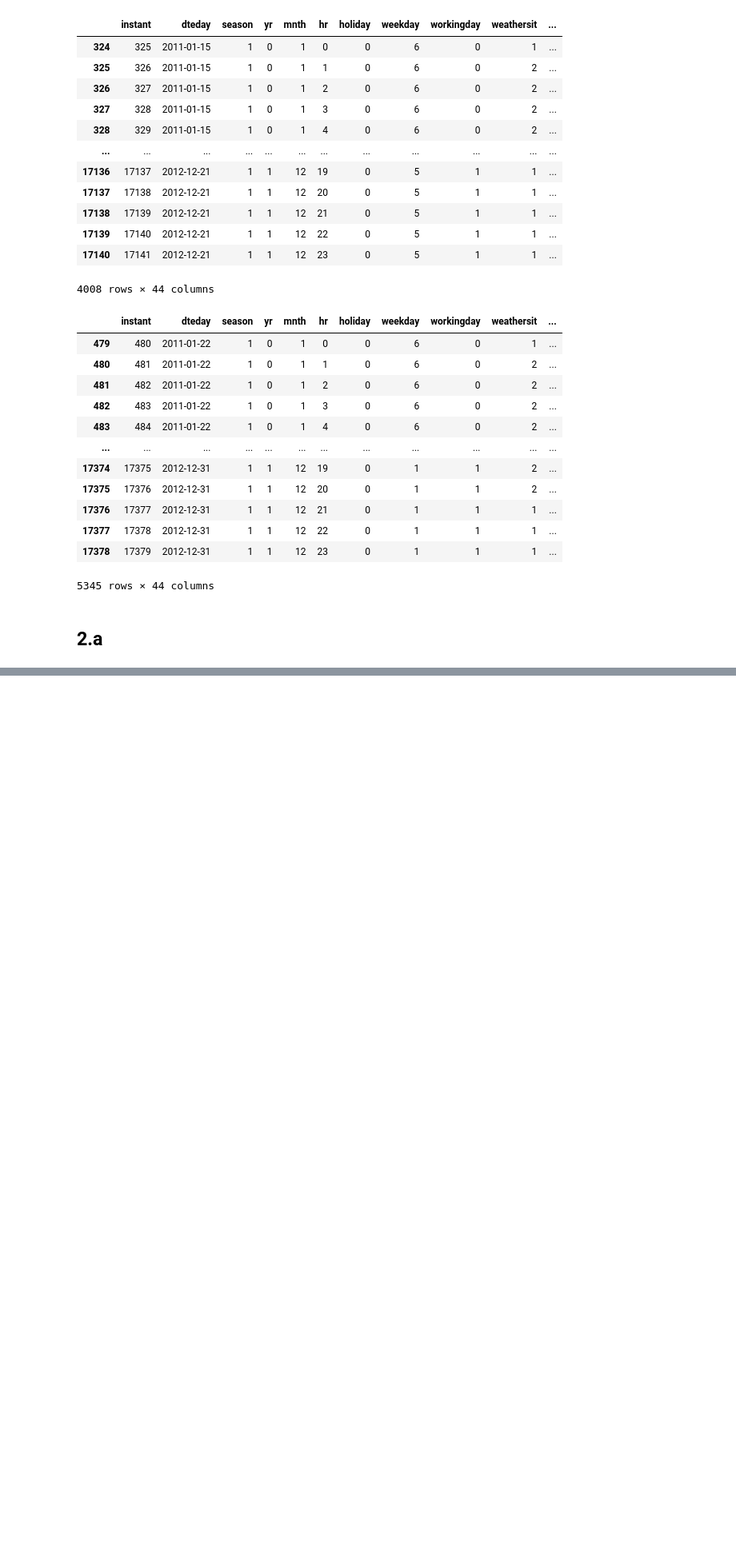
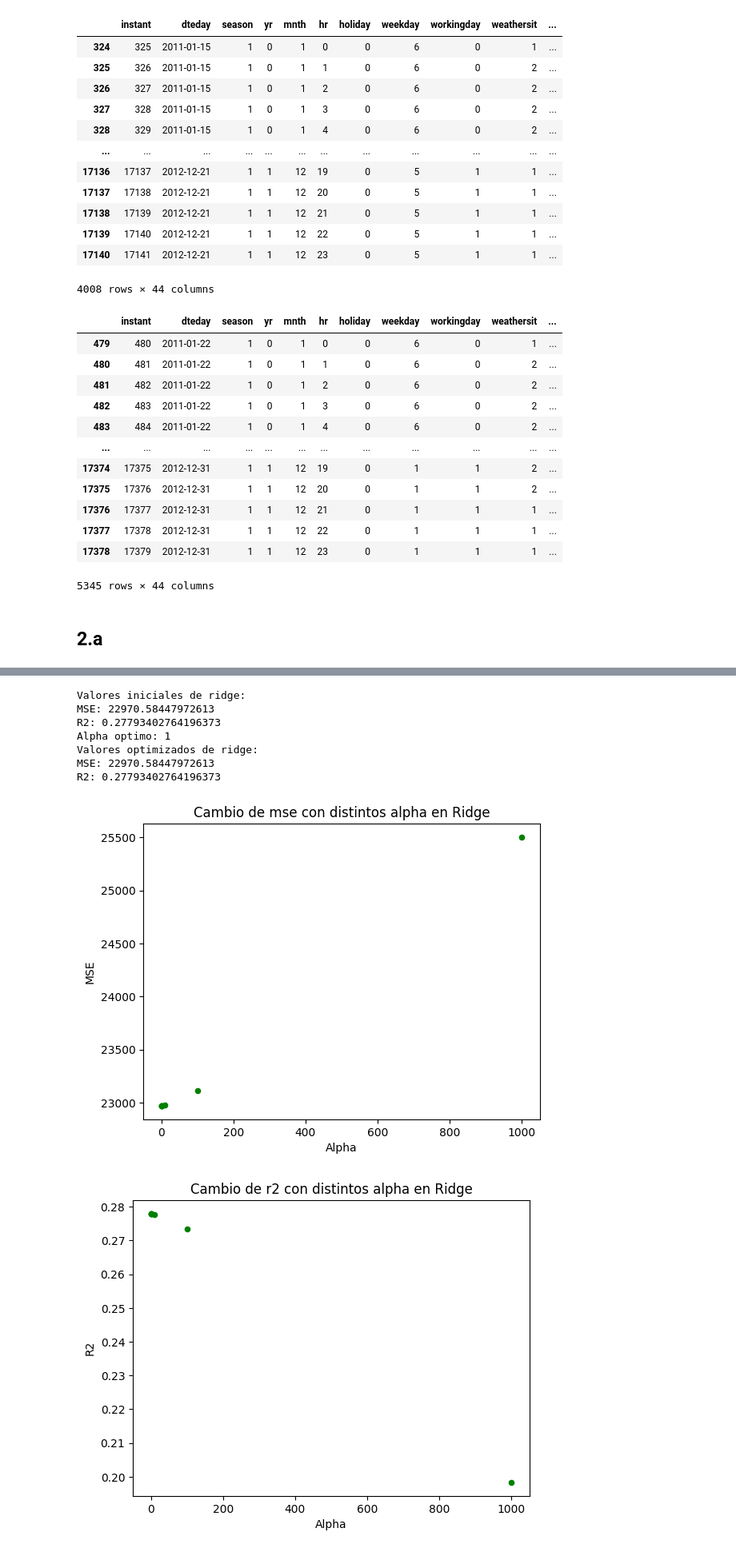
Before and after one commit to BaljeetTM/Tarea1_dataScience, a Jupyter notebook: Taller1.ipynb, the cells around one changed output, grey strips where cells are left out. Shown: that part at 80% size. Cells and saved outputs as stored; diff of their text form; code cells hidden in the pictures; blank space fills up the shorter version.

```diff
--- a/Taller1.ipynb
+++ b/Taller1.ipynb
@@ -511,0 +513,55 @@ MAE: 114.54662496531027
+# %%
+#3.a
+l1 = Ridge()
+l1.fit(x_train, y_train)
+y_pred_l1 = l1.predict(x_test)
+print('Valores iniciales de ridge:')
+print(f'MSE: {mean_squared_error(y_test, y_pred_l1)}')
+print(f'R2: {r2_score(y_test, y_pred_l1)}')
+
+l1_optimizer = GridSearchCV(l1, {'alpha': [0.001, 0.01, 0.1, 1, 10, 100, 1000]}, cv=5, scoring='r2')
+l1_optimizer.fit(x_train, y_train)
+
+print(f'Alpha optimo: {l1_optimizer.best_params_['alpha']}')
+
+l1_opt = Ridge(l1_optimizer.best_params_['alpha'])
+l1_opt.fit(x_train, y_train)
+y_pred_l1 = l1_opt.predict(x_test)
+mse_optimizado_l1 = mean_squared_error(y_test, y_pred_l1)
+r2_optimizado_l1 = r2_score(y_test, y_pred_l1)
+print('Valores optimizados de ridge:')
+print(f'MSE: {mse_optimizado_l1}')
+print(f'R2: {r2_optimizado_l1}')
+
+lista_alpha = [0.001, 0.01, 0.1, 1, 10, 100, 1000]
+cols_ridge = ['alpha', 'mse', 'r2']
+df_ridge = pd.DataFrame(columns=cols_ridge)
+for i in lista_alpha:
+    l1 = Ridge(i)
+    l1.fit(x_train, y_train)
+    y_pred_l1 = l1.predict(x_test)
+    mse_ridge = mean_squared_error(y_test, y_pred_l1)
+    r2_ridge = r2_score(y_test, y_pred_l1)
+    df_ridge = pd.concat([df_ridge, pd.DataFrame([[i, mse_ridge, r2_ridge]], columns=cols_ridge)], ignore_index=True)
+df_ridge
+
+df_ridge.plot(kind='scatter', x='alpha', y='mse', color='green')
+plt.title('Cambio de mse con distintos alpha en Ridge')
+plt.xlabel('Alpha')
+plt.ylabel('MSE')
+plt.show()
+df_ridge.plot(kind='scatter', x='alpha', y='r2', color='green')
+plt.title('Cambio de r2 con distintos alpha en Ridge')
+plt.xlabel('Alpha')
+plt.ylabel('R2')
+plt.show()
+# %% [output]
+Valores iniciales de ridge:
+MSE: 22970.58447972613
+R2: 0.27793402764196373
+Alpha optimo: 1
+Valores optimizados de ridge:
+MSE: 22970.58447972613
+R2: 0.27793402764196373
+[figure, added]
+[figure, added]
```
Also changed, not shown: parts of 5 cells of this notebook.
